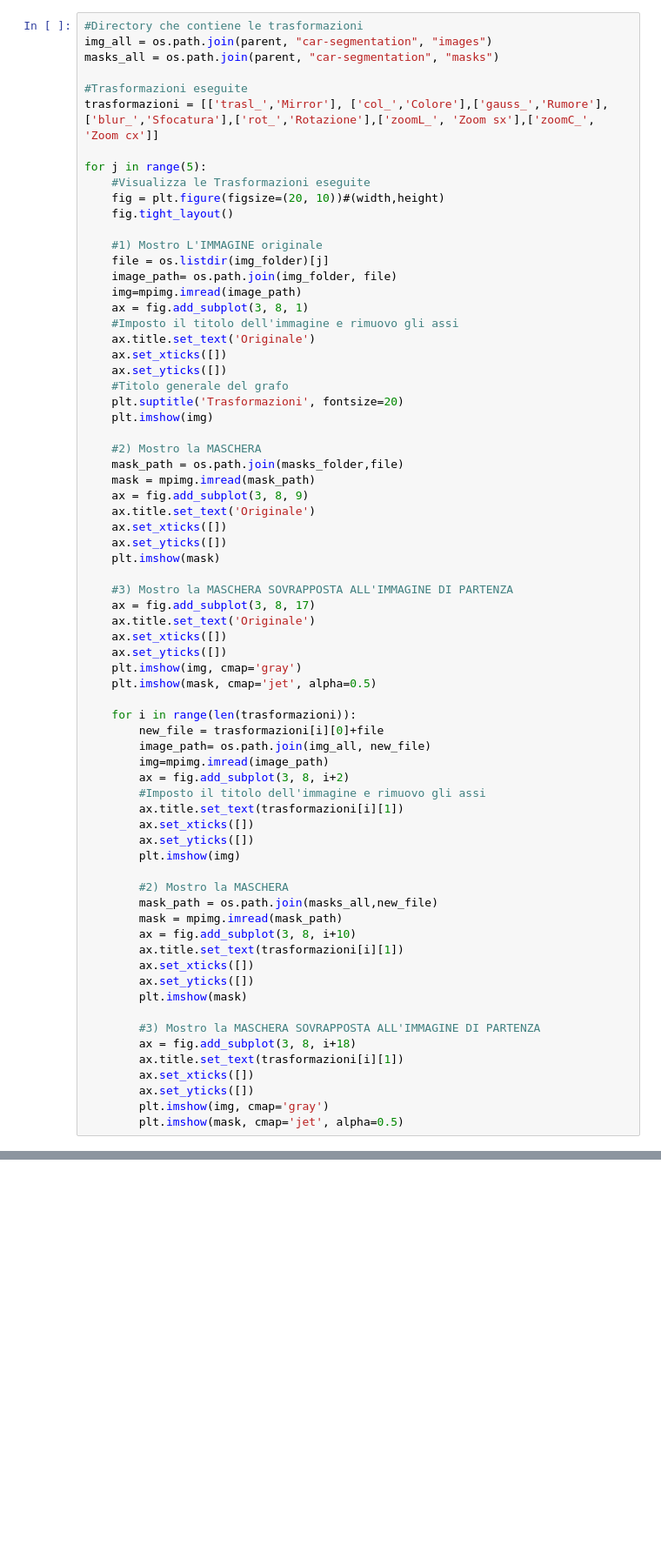
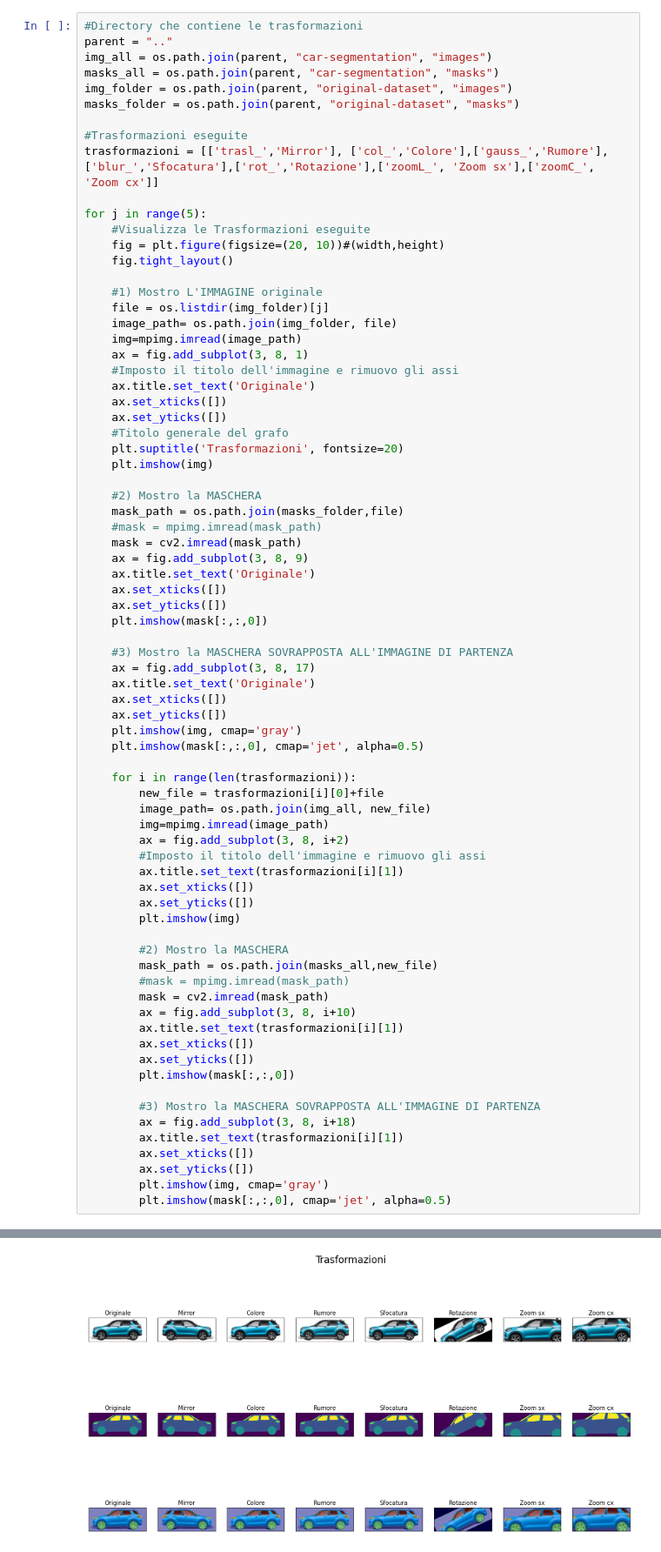
Before and after one commit to ele10-code/Deep_Learning, a Jupyter notebook: showImages.ipynb, the cells around one changed output, grey strips where cells are left out. Shown at 87% size. Cells and saved outputs as stored; diff of their text form; blank space fills up the shorter version.

```diff
--- a/showImages.ipynb
+++ b/showImages.ipynb
@@ -68,7 +60,10 @@ for i in range(5):
 # %%
 #Directory che contiene le trasformazioni
+parent = ".."
 img_all = os.path.join(parent, "car-segmentation", "images")
 masks_all = os.path.join(parent, "car-segmentation", "masks")
+img_folder = os.path.join(parent, "original-dataset", "images")
+masks_folder = os.path.join(parent, "original-dataset", "masks")
 
 #Trasformazioni eseguite
 trasformazioni = [['trasl_','Mirror'], ['col_','Colore'],['gauss_','Rumore'],['blur_','Sfocatura'],['rot_','Rotazione'],['zoomL_', 'Zoom sx'],['zoomC_', 'Zoom cx']]
@@ -93,12 +88,13 @@ for j in range(5):
 
     #2) Mostro la MASCHERA
     mask_path = os.path.join(masks_folder,file)
-    mask = mpimg.imread(mask_path)
+    #mask = mpimg.imread(mask_path)
+    mask = cv2.imread(mask_path)
     ax = fig.add_subplot(3, 8, 9)
     ax.title.set_text('Originale')
     ax.set_xticks([])
     ax.set_yticks([])
-    plt.imshow(mask)
+    plt.imshow(mask[:,:,0])
 
     #3) Mostro la MASCHERA SOVRAPPOSTA ALL'IMMAGINE DI PARTENZA
     ax = fig.add_subplot(3, 8, 17)
@@ -106,7 +102,7 @@ for j in range(5):
     ax.set_xticks([])
     ax.set_yticks([])
     plt.imshow(img, cmap='gray')
-    plt.imshow(mask, cmap='jet', alpha=0.5)
+    plt.imshow(mask[:,:,0], cmap='jet', alpha=0.5)
 
     for i in range(len(trasformazioni)):
         new_file = trasformazioni[i][0]+file
@@ -121,12 +117,13 @@ for j in range(5):
 
         #2) Mostro la MASCHERA
         mask_path = os.path.join(masks_all,new_file)
-        mask = mpimg.imread(mask_path)
+        #mask = mpimg.imread(mask_path)
+        mask = cv2.imread(mask_path)
         ax = fig.add_subplot(3, 8, i+10)
         ax.title.set_text(trasformazioni[i][1])
         ax.set_xticks([])
         ax.set_yticks([])
-        plt.imshow(mask)
+        plt.imshow(mask[:,:,0])
 
         #3) Mostro la MASCHERA SOVRAPPOSTA ALL'IMMAGINE DI PARTENZA
         ax = fig.add_subplot(3, 8, i+18)
@@ -134,5 +131,5 @@ for j in range(5):
         ax.set_xticks([])
         ax.set_yticks([])
         plt.imshow(img, cmap='gray')
-        plt.imshow(mask, cmap='jet', alpha=0.5)
+        plt.imshow(mask[:,:,0], cmap='jet', alpha=0.5)
 # %% [output]
@@ -140,0 +136 @@ Error:
+[figure, added]
```
Also changed, not shown: parts of 3 cells of this notebook, 2 other files.
